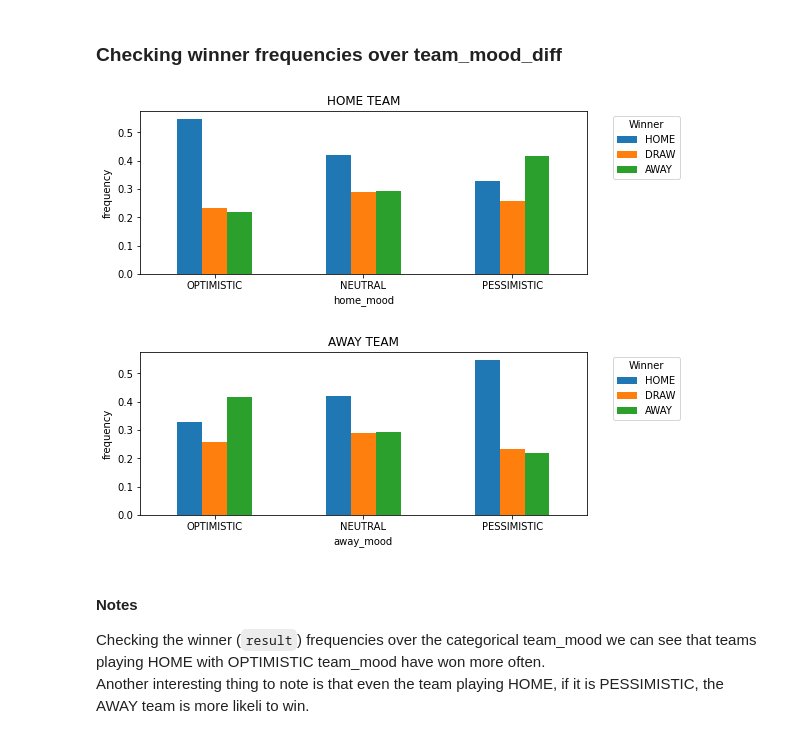
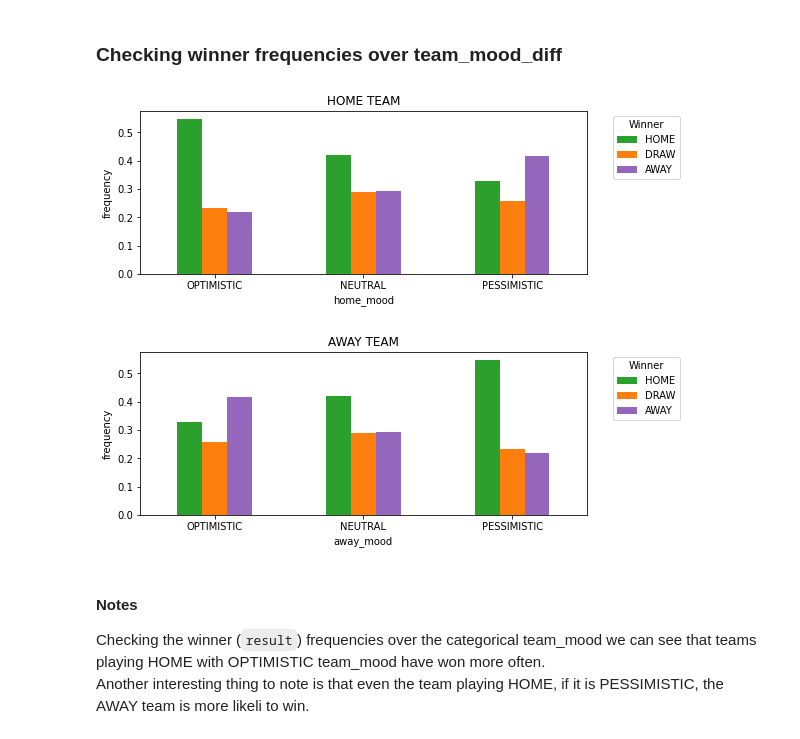
Before and after one commit to talestsp/football-match-prediction, a Jupyter notebook: notebooks/TeamMoodAnalysis.ipynb, the cells around one changed output. Saved outputs shown, nothing was run; the diff lists cells and outputs as text; code cells hidden in the pictures.

Commit message:
Setting color palette to home, away and draw

```diff
--- a/notebooks/TeamMoodAnalysis.ipynb
+++ b/notebooks/TeamMoodAnalysis.ipynb
@@ -21,5 +21,9 @@ from src.utils import dflib, stats, pretties, plot
 # %%
 pretties.max_data_frame_columns()
+# %%
+COLOR_HOME = palette.PALETTE_TARGET["home"]
+COLOR_DRAW = palette.PALETTE_TARGET["draw"]
+COLOR_AWAY = palette.PALETTE_TARGET["away"]
 # %% [markdown]
 # Loading Data
 # %%
@@ -374,18 +378,18 @@ Of course this new feature alone will lead to a grate performance. It need more
 # %% [markdown]
 ### Checking winner frequencies over team_mood_diff
 # %%
-ax1 = home_results_piv.toPandas().set_index("home_mood").loc[["OPTIMISTIC", "NEUTRAL", "PESSIMISTIC"]][["HOME", "DRAW", "AWAY"]].plot.bar(title="HOME TEAM", rot=0, figsize=(8,3))
+ax1 = home_results_piv.toPandas().set_index("home_mood").loc[["OPTIMISTIC", "NEUTRAL", "PESSIMISTIC"]][["HOME", "DRAW", "AWAY"]].plot.bar(title="HOME TEAM", color=[COLOR_HOME, COLOR_DRAW, COLOR_AWAY], rot=0,  figsize=(8,3))
 ax1.legend(title="Winner", bbox_to_anchor=(1.22, 1))
 ax1.set_ylabel("frequency")
 plt.show()
 
-ax2 = away_results_piv.toPandas().set_index("away_mood").loc[["OPTIMISTIC", "NEUTRAL", "PESSIMISTIC"]][["HOME", "DRAW", "AWAY"]].plot.bar(title="AWAY TEAM", rot=0, figsize=(8,3))
+ax2 = away_results_piv.toPandas().set_index("away_mood").loc[["OPTIMISTIC", "NEUTRAL", "PESSIMISTIC"]][["HOME", "DRAW", "AWAY"]].plot.bar(title="AWAY TEAM", color=[COLOR_HOME, COLOR_DRAW, COLOR_AWAY], rot=0, figsize=(8,3))
 ax2.legend(title="Winner", bbox_to_anchor=(1.22, 1))
 ax2.set_ylabel("frequency")
 plt.show()
 # %% [output]
-[figure, old version]
+[figure, new version]
-[figure, old version]
+[figure, new version]
 # %% [markdown]
 #### Notes
 Checking the winner (`result`) frequencies over the categorical team_mood we can see that teams playing HOME with OPTIMISTIC team_mood have won more often. <br>
```
Also changed, not shown: parts of 3 cells of this notebook, 1 other file.
